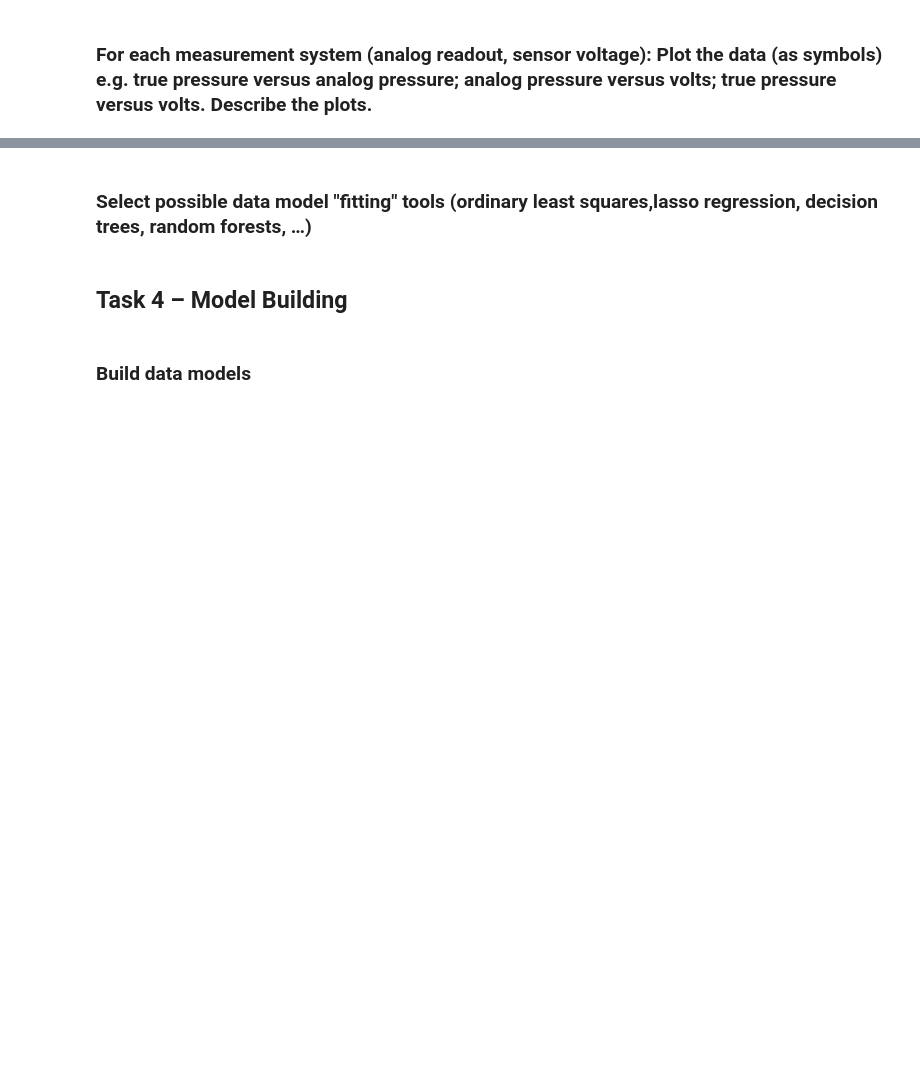
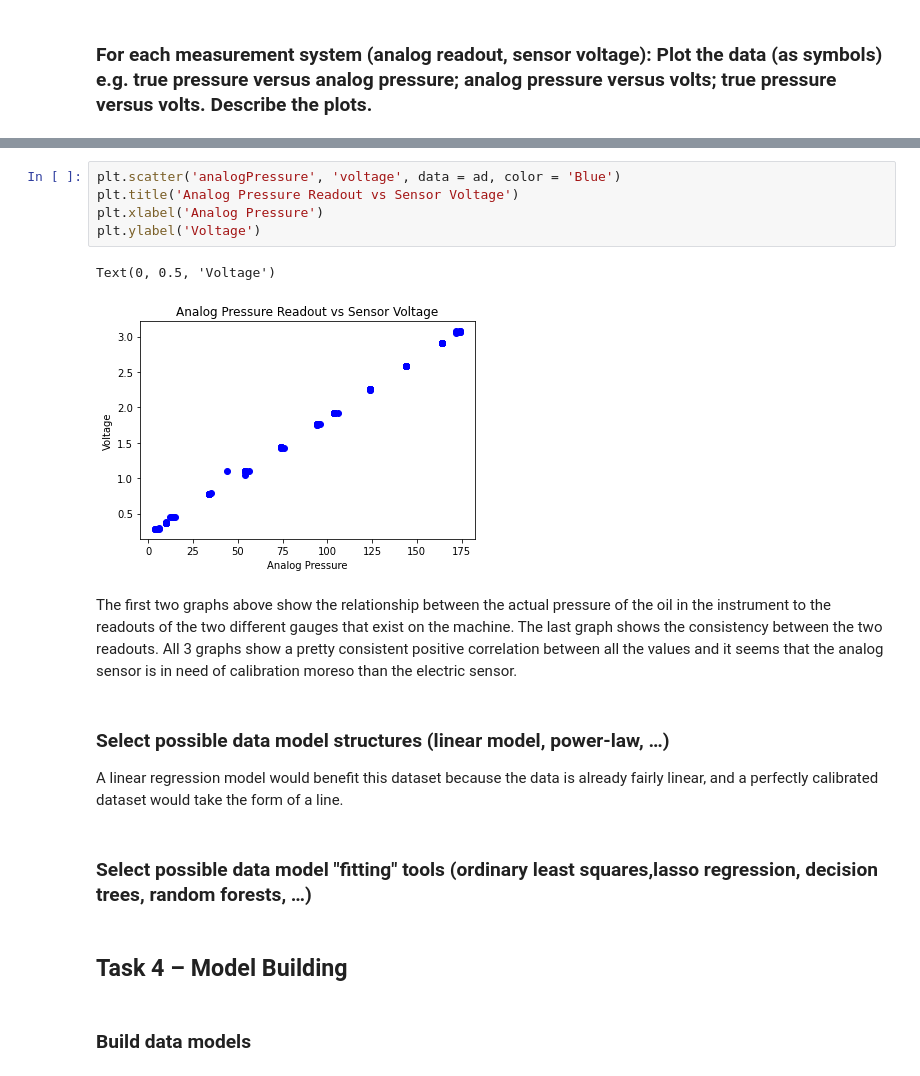
Before and after one commit to TeaOfTheSea/InstrumentCalibrationGit, a Jupyter notebook: InstrumentCalibration-Project.ipynb, the cells around one changed output, grey strips where cells are left out. Cells and saved outputs as stored; diff of their text form; blank space fills up the shorter version.

```diff
--- a/InstrumentCalibration-Project.ipynb
+++ b/InstrumentCalibration-Project.ipynb
@@ -168,3 +211,17 @@ ad.head()
+# %%
+plt.scatter('analogPressure', 'voltage', data = ad, color = 'Blue')
+plt.title('Analog Pressure Readout vs Sensor Voltage')
+plt.xlabel('Analog Pressure')
+plt.ylabel('Voltage')
+# %% [output]
+Text(0, 0.5, 'Voltage')
+[figure, added]
+# %% [markdown]
+The first two graphs above show the relationship between the actual pressure of the oil in the instrument to the readouts of the two different gauges that exist on the machine. The last graph shows the consistency between the two readouts. All 3 graphs show a pretty consistent positive correlation between all the values and it seems that the analog sensor is in need of calibration moreso than the electric sensor.
+# %% [markdown]
+### Select possible data model structures (linear model, power-law, …)
+
+A linear regression model would benefit this dataset because the data is already fairly linear, and a perfectly calibrated dataset would take the form of a line.
 # %% [markdown]
 ### Select possible data model "fitting" tools (ordinary least squares,lasso regression, decision trees, random forests, …)
 # %% [markdown]
```
Also changed, not shown: parts of 10 cells of this notebook.
